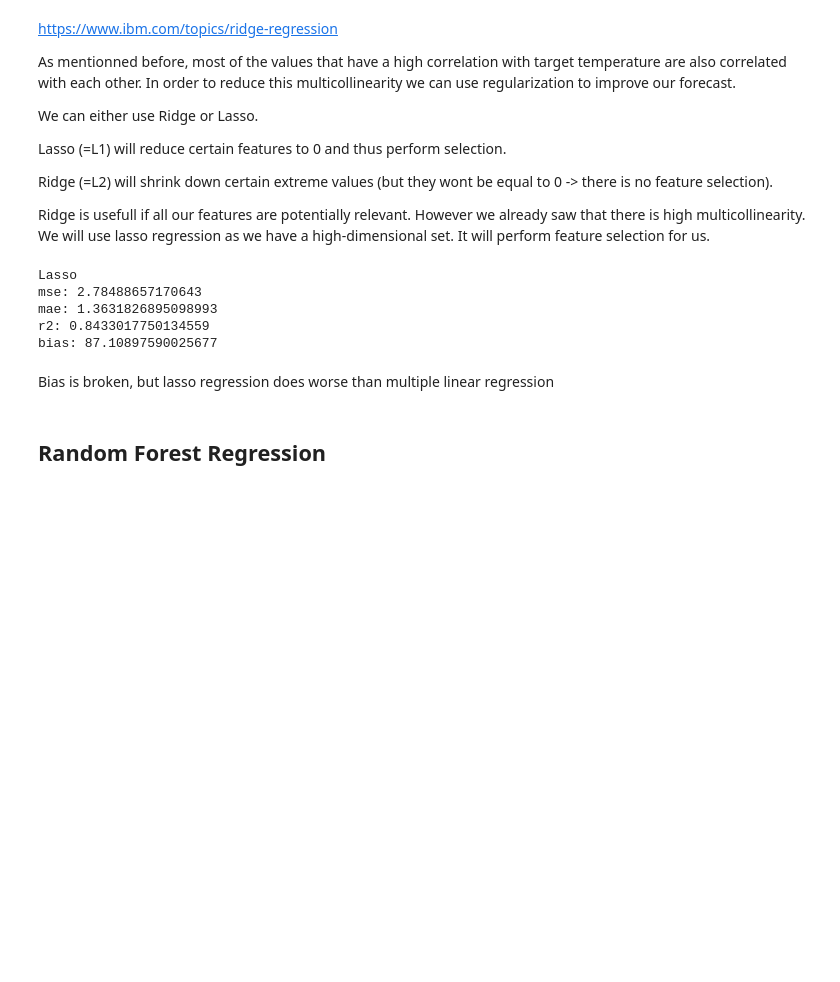
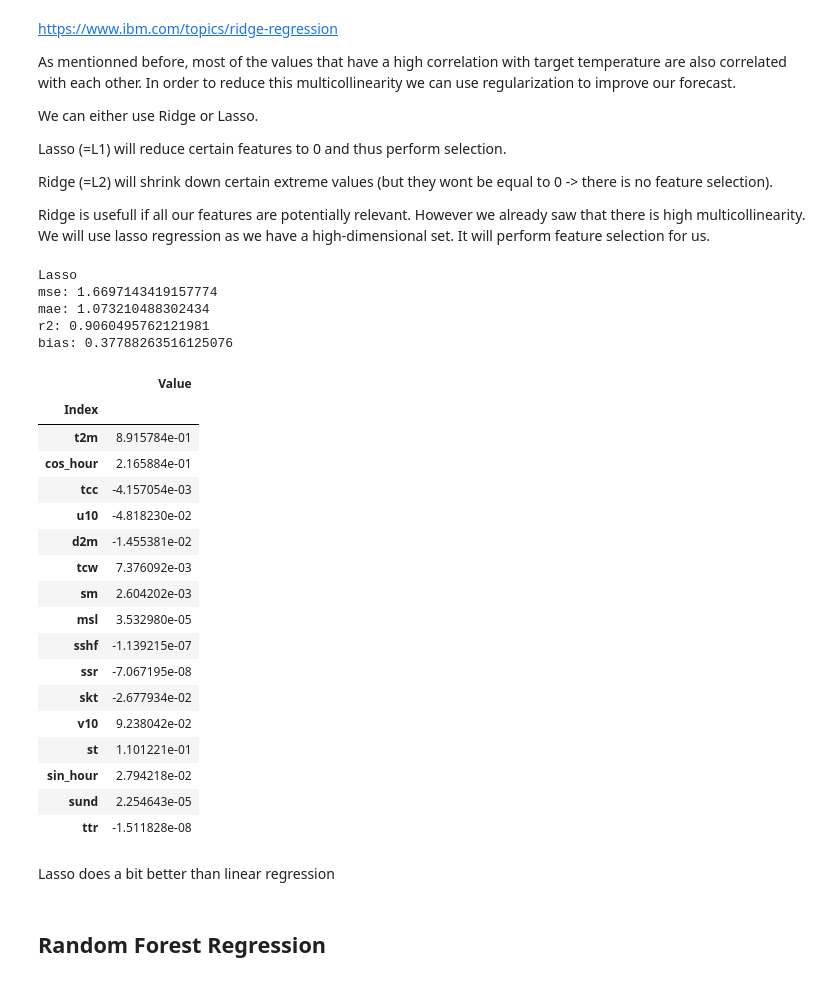
Before and after one commit to larsbonnefoy/TAI_Project, a Jupyter notebook: Lars_Bonnefoy_Forecast.ipynb, the cells around one changed output. Saved outputs shown, nothing was run; the diff lists cells and outputs as text; code cells hidden in the pictures; blank space fills up the shorter version.

```diff
--- a/Lars_Bonnefoy_Forecast.ipynb
+++ b/Lars_Bonnefoy_Forecast.ipynb
@@ -1141,7 +1154,7 @@ def display_metrics(y_true, y_pred, expl_str):
     print(f"mae: {mae}")
     print(f"r2: {r2}")
     print(f"bias: {bias}")
-    return (mse, mae, r2, bias)
+    print("\n")
 
 def compute_metrics(y_true, y_pred):
     mse = mean_squared_error(y_true, y_pred)
@@ -1448,44 +1460,64 @@ class LassoReg(Model):
         """
         return self.model.predict(self.transform_correct_pred(df))
 
     def get_features(self):
-        df = pd.DataFrame({'Index': self._selected_features, 'Value': self.model.coef_[0]})
+        df = pd.DataFrame({'Index': self._selected_features, 'Value': self.model.coef_})
         df.set_index('Index', inplace=True)
         return df
 
     def tune(self, df):
         """
             Does hyper param tuning. replaces the model in the class with the tuned model
             => We can call tune and then train_model
         """
         param_grid = {'alpha': [0.001, 0.01, 0.1, 1.0, 10.0]}
         X = df[self._selected_features]
         y = df['temp'].values.reshape(-1, 1)
         grid_search = GridSearchCV(self._model, param_grid, cv=5)
         grid_search.fit(X, y)
         #print("Best alpha:", grid_search.best_params_['alpha'])
         self._model = Lasso(alpha=grid_search.best_params_['alpha'])
 
 
-lasso = LassoReg(features=['t2m', 'cos_hour', 'tcc', 'u10', 'd2m', 'tcw', 'sm', 'msl', 'sshf', 'ssr'])
+lasso = LassoReg(features=['t2m', 'cos_hour', 'tcc', 'u10', 'd2m', 'tcw', 'sm', 'msl', 'sshf', 'ssr', 'skt', 'v10', 'st', 'sin_hour', 'sund', 'ttr']) #, 'skt', 'v10', 'leadtime', 'wind_speed'
 
 lasso.tune(lasso.transform_list(train_set))
 lasso.train_model(lasso.transform_list(train_set))
 
-
-corr = lasso.predict(lasso.transform_list(val_set))
-
 y_true = lasso.transform_list(val_set)['temp']
 y_pred = lasso.predict(lasso.transform_list(val_set))
-display_metrics(y_true, y_pred, "Lasso")
+
+# need to reshape y_pred because output of lasso.predict is not exactly the same as others
+display_metrics(y_true, y_pred.reshape(-1 , 1), "Lasso")
+
 model_list.append(lasso)
+
+lasso.get_features()
 # %% [output]
 Lasso
-mse: 2.78488657170643
-mae: 1.3631826895098993
-r2: 0.8433017750134559
-bias: 87.10897590025677
+mse: 1.6697143419157774
+mae: 1.073210488302434
+r2: 0.9060495762121981
+bias: 0.37788263516125076
+|  | Value |
+| Index |  |
+| t2m | 8.915784e-01 |
+| cos_hour | 2.165884e-01 |
+| tcc | -4.157054e-03 |
+| u10 | -4.818230e-02 |
+| d2m | -1.455381e-02 |
+| tcw | 7.376092e-03 |
+| sm | 2.604202e-03 |
+| msl | 3.532980e-05 |
+| sshf | -1.139215e-07 |
+| ssr | -7.067195e-08 |
+| skt | -2.677934e-02 |
+| v10 | 9.238042e-02 |
+| st | 1.101221e-01 |
+| sin_hour | 2.794218e-02 |
+| sund | 2.254643e-05 |
+| ttr | -1.511828e-08 |
 # %% [markdown]
-Bias is broken, but lasso regression does worse than multiple linear regression
+Lasso does a bit better than linear regression
 # %% [markdown]
 ## Random Forest Regression
```
Also changed, not shown: parts of 37 cells of this notebook, 1 other file.
